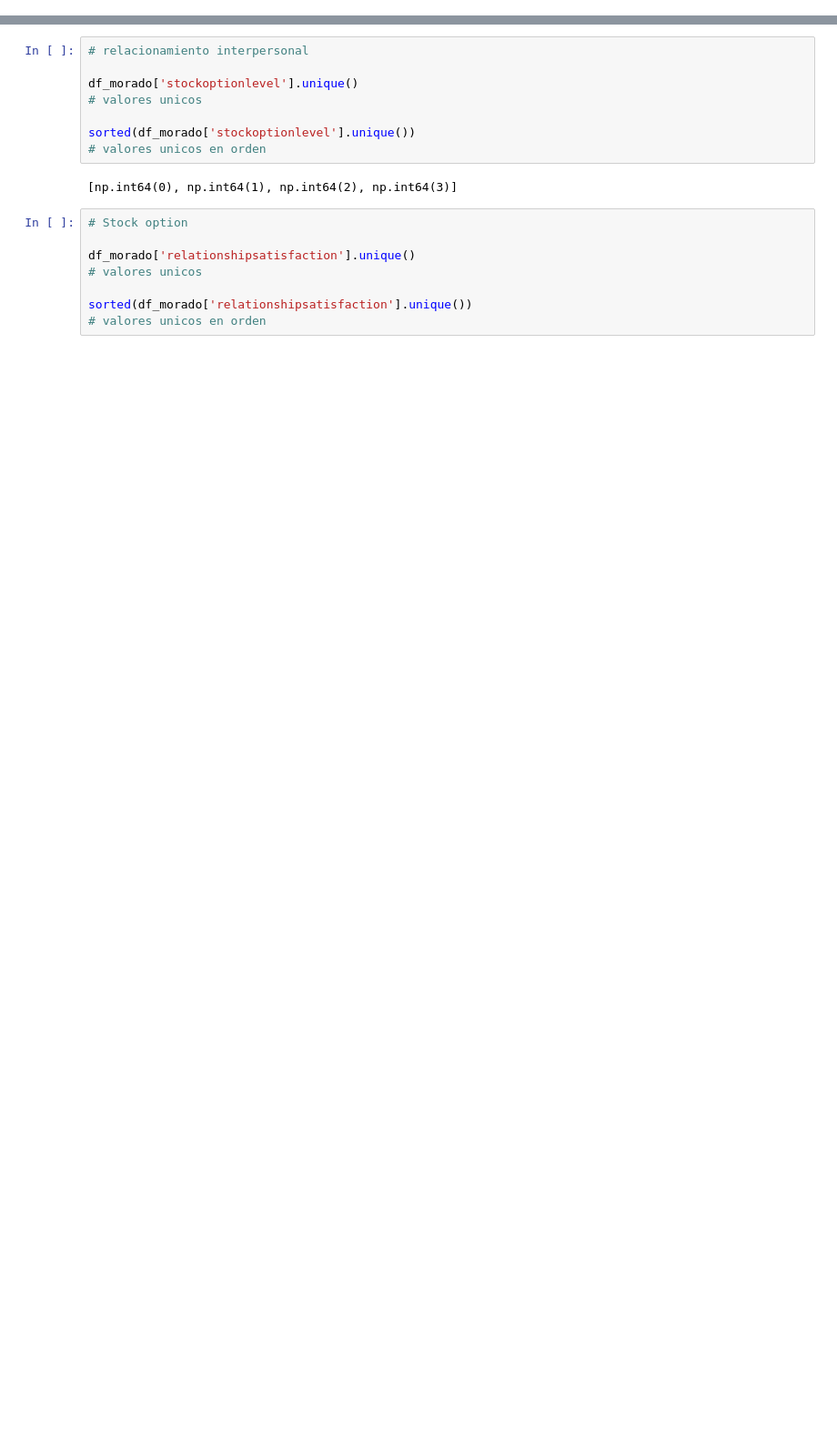
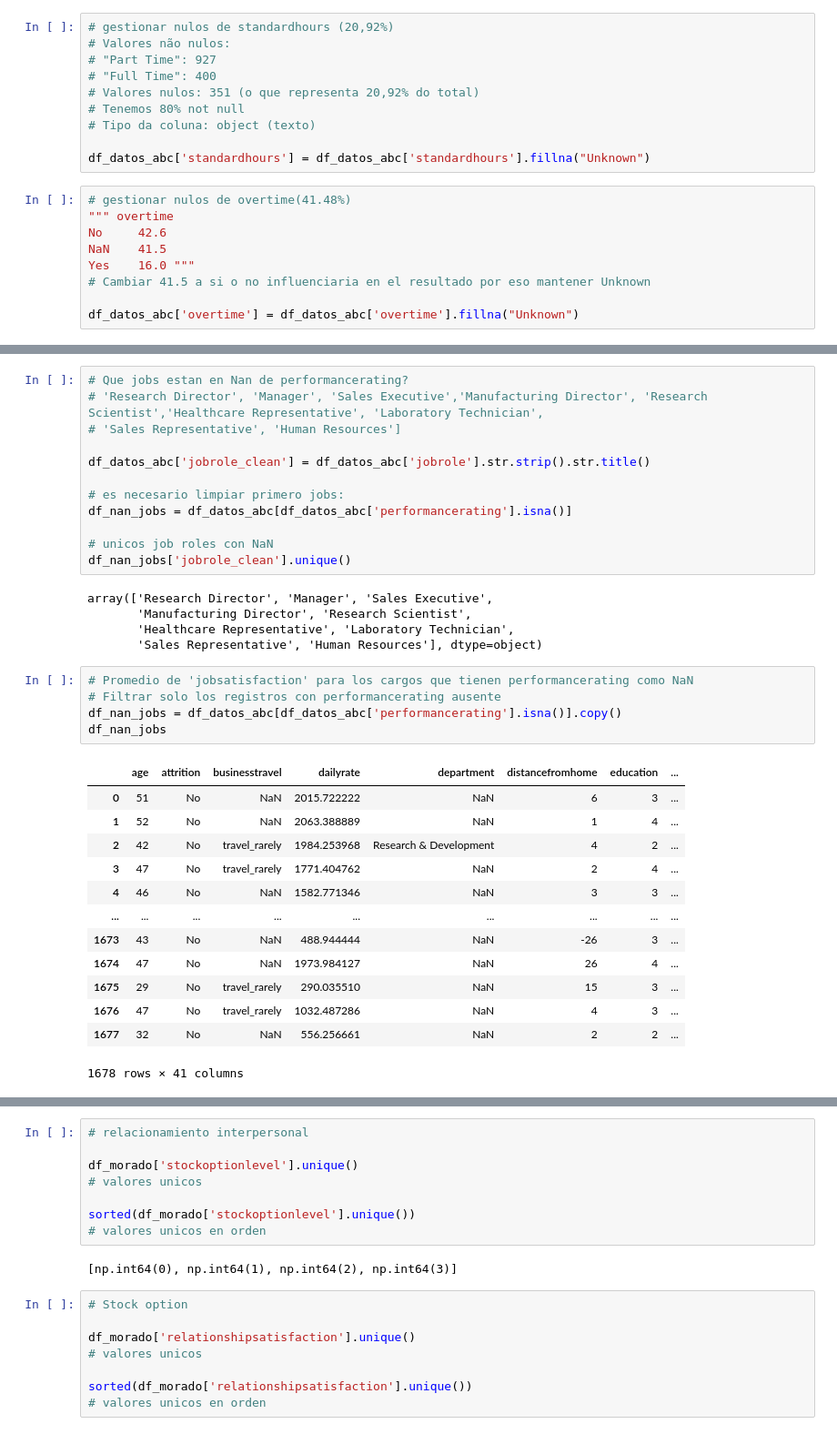
Before and after one commit to ana-nobre/Talent-Optimization-for-Corporation-HR-Data-Analytics, a Jupyter notebook: exploracion_morado.ipynb, the cells around one changed output, grey strips where cells are left out. Shown: that part at 91% size. Cells and saved outputs as stored; diff of their text form; blank space fills up the shorter version.

```diff
--- a/exploracion_morado.ipynb
+++ b/exploracion_morado.ipynb
@@ -26,0 +48,19 @@ Index(['age', 'attrition', 'businesstravel', 'dailyrate', 'department', 'distanc
+# %%
+# gestionar nulos de standardhours (20,92%)
+# Valores não nulos:
+# "Part Time": 927
+# "Full Time": 400
+# Valores nulos: 351 (o que representa 20,92% do total)
+# Tenemos 80% not null
+# Tipo da coluna: object (texto)
+
+df_datos_abc['standardhours'] = df_datos_abc['standardhours'].fillna("Unknown")
+# %%
+# gestionar nulos de overtime(41.48%)
+""" overtime
+No     42.6
+NaN    41.5
+Yes    16.0 """
+# Cambiar 41.5 a si o no influenciaria en el resultado por eso mantener Unknown
+
+df_datos_abc['overtime'] = df_datos_abc['overtime'].fillna("Unknown")
@@ -26,0 +89,36 @@ Index(['age', 'attrition', 'businesstravel', 'dailyrate', 'department', 'distanc
+# %%
+# Que jobs estan en Nan de performancerating?
+# 'Research Director', 'Manager', 'Sales Executive','Manufacturing Director', 'Research Scientist','Healthcare Representative', 'Laboratory Technician',
+# 'Sales Representative', 'Human Resources']
+
+df_datos_abc['jobrole_clean'] = df_datos_abc['jobrole'].str.strip().str.title()
+
+# es necesario limpiar primero jobs:
+df_nan_jobs = df_datos_abc[df_datos_abc['performancerating'].isna()]
+
+# unicos job roles con NaN
+df_nan_jobs['jobrole_clean'].unique()
+# %% [output]
+array(['Research Director', 'Manager', 'Sales Executive',
+       'Manufacturing Director', 'Research Scientist',
+       'Healthcare Representative', 'Laboratory Technician',
+       'Sales Representative', 'Human Resources'], dtype=object)
+# %%
+# Promedio de 'jobsatisfaction' para los cargos que tienen performancerating como NaN
+# Filtrar solo los registros con performancerating ausente
+df_nan_jobs = df_datos_abc[df_datos_abc['performancerating'].isna()].copy()
+df_nan_jobs
+# %% [output]
+|  | age | attrition | businesstravel | dailyrate | department | distancefromhome | education | ... |
+| 0 | 51 | No | NaN | 2015.722222 | NaN | 6 | 3 | ... |
+| 1 | 52 | No | NaN | 2063.388889 | NaN | 1 | 4 | ... |
+| 2 | 42 | No | travel_rarely | 1984.253968 | Research & Development | 4 | 2 | ... |
+| 3 | 47 | No | travel_rarely | 1771.404762 | NaN | 2 | 4 | ... |
+| 4 | 46 | No | NaN | 1582.771346 | NaN | 3 | 3 | ... |
+| ... | ... | ... | ... | ... | ... | ... | ... | ... |
+| 1673 | 43 | No | NaN | 488.944444 | NaN | -26 | 3 | ... |
+| 1674 | 47 | No | NaN | 1973.984127 | NaN | 26 | 4 | ... |
+| 1675 | 29 | No | travel_rarely | 290.035510 | NaN | 15 | 3 | ... |
+| 1676 | 47 | No | travel_rarely | 1032.487286 | NaN | 4 | 3 | ... |
+| 1677 | 32 | No | NaN | 556.256661 | NaN | 2 | 2 | ... |
+1678 rows × 41 columns
```
Also changed, not shown: parts of 63 cells of this notebook, 1 other file.
